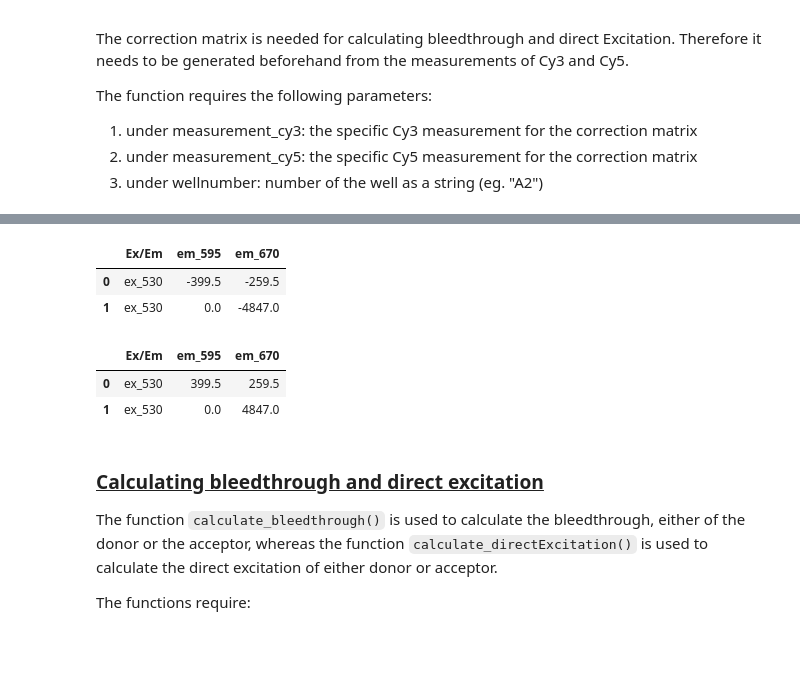
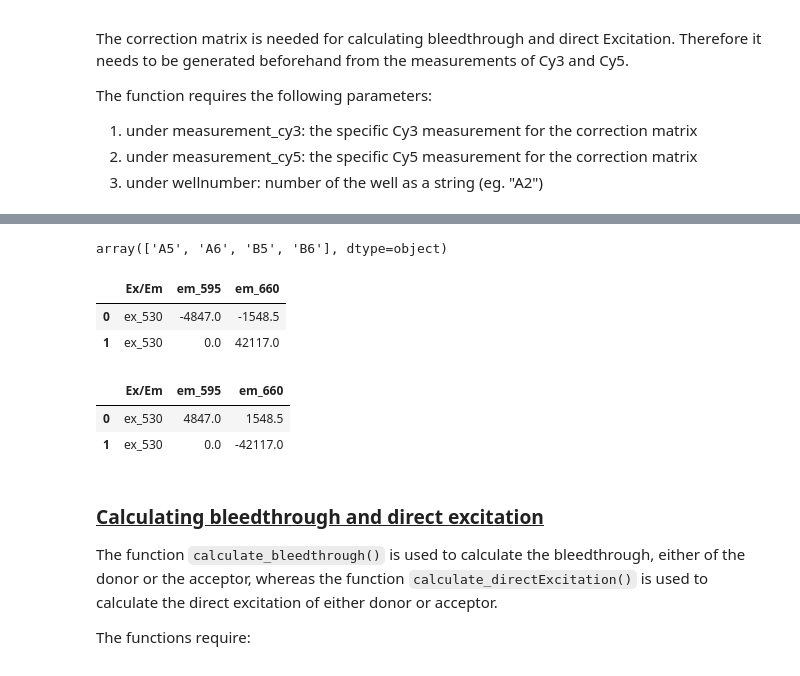
Before and after one commit to BoernerLab/blab_analysis, a Jupyter notebook: divices_example.ipynb, the cells around one changed output, grey strips where cells are left out. Cells and saved outputs as stored; diff of their text form; code cells hidden in the pictures.

```diff
--- a/divices_example.ipynb
+++ b/divices_example.ipynb
@@ -308,3 +323,10 @@ The function requires the following parameters:
 1. under measurement_cy3: the specific Cy3 measurement for the correction matrix
 2. under measurement_cy5: the specific Cy5 measurement for the correction matrix
 3. under wellnumber: number of the well as a string (eg. "A2")
+# %%
+wavelength_pairs = {
+        "Dex_Dem": [530, 595],
+        "Dex_Aem": [530, 660],
+        "Aex_Aem": [630, 660]}
+
+id5_data_cm = blab.ID5("src/id5_data/2023-03-15_Praktikum_FRET3_VS.txt", wavelength_pairs)
@@ -311,17 +351,21 @@ The function requires the following parameters:
+# %%
+id5_data_cm.measurements["Measurement_2"].working_df["wellnumber"].unique()
+# %% [output]
+array(['A5', 'A6', 'B5', 'B6'], dtype=object)
 # %%
-cm_cy3 = my_id_5_data.calculate_correction_matrix(measurement_cy3="Measurement_1", measurement_cy5="Measurement_2", wellnumber="A5")
+cm_cy3 = id5_data_cm.calculate_correction_matrix(measurement_cy3="Measurement_2", measurement_cy5="Measurement_3", wellnumber="A5")
 cm_cy3
 # %% [output]
-|  | Ex/Em | em_595 | em_670 |
-| 0 | ex_530 | -399.5 | -259.5 |
-| 1 | ex_530 | 0.0 | -4847.0 |
+|  | Ex/Em | em_595 | em_660 |
+| 0 | ex_530 | -4847.0 | -1548.5 |
+| 1 | ex_530 | 0.0 | 42117.0 |
 # %%
-cm_cy5 = my_id_5_data.calculate_correction_matrix("Measurement_1", "Measurement_2", "B5")
+cm_cy5 = id5_data_cm.calculate_correction_matrix("Measurement_2", "Measurement_3", "B5")
 cm_cy5
 # %% [output]
-|  | Ex/Em | em_595 | em_670 |
-| 0 | ex_530 | 399.5 | 259.5 |
-| 1 | ex_530 | 0.0 | 4847.0 |
+|  | Ex/Em | em_595 | em_660 |
+| 0 | ex_530 | 4847.0 | 1548.5 |
+| 1 | ex_530 | 0.0 | -42117.0 |
 # %% [markdown]
 ### <u>Calculating bleedthrough and direct excitation</u>
 
```
Also changed, not shown: parts of 34 cells of this notebook, 3 other files.
